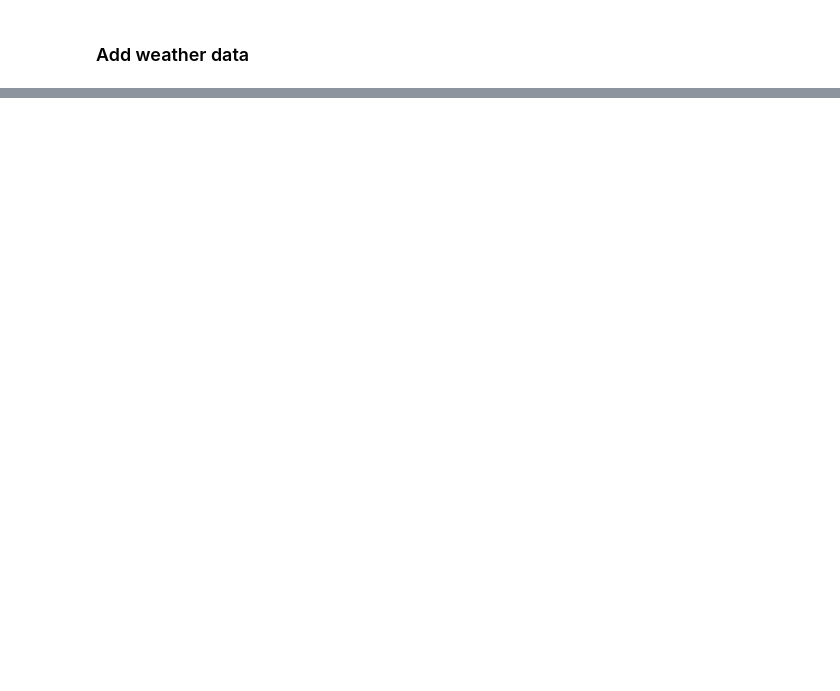
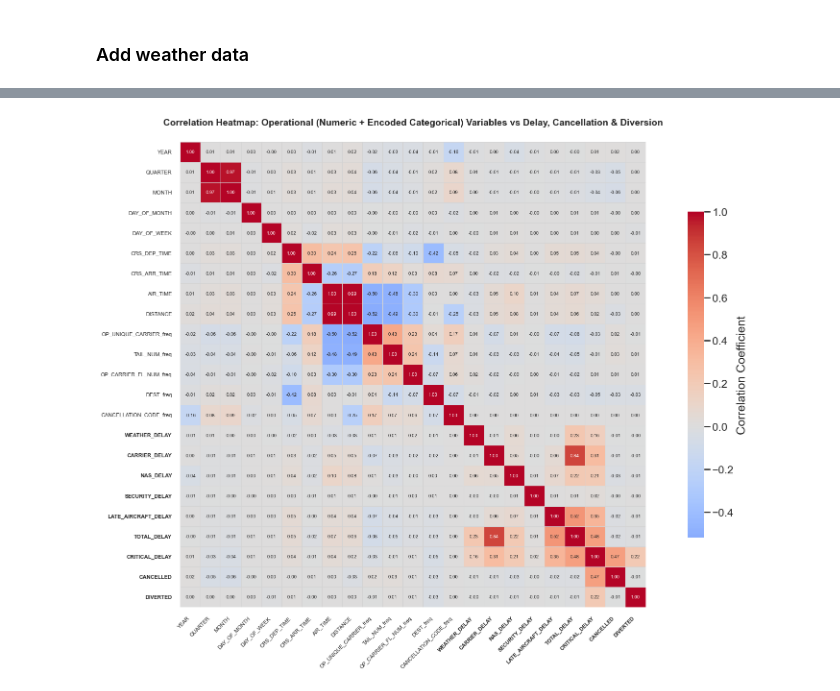
Before and after one commit to DrSiGni/Imperial_BA_Capstone, a Jupyter notebook: Capstone_main.ipynb, the cells around one changed output, grey strips where cells are left out. Saved outputs shown, nothing was run; the diff lists cells and outputs as text; code cells hidden in the pictures; blank space fills up the shorter version.

```diff
--- a/Capstone_main.ipynb
+++ b/Capstone_main.ipynb
@@ -1097,0 +1198,82 @@ print(" flights_with_weather.csv updated successfully")
+# %%
+# Set consistent style
+sns.set(style="white", context="talk")
+
+# Copy dataset
+df_oper = df.copy()
+
+# --- Define variables ---
+numeric_oper_vars = [
+    'YEAR', 'QUARTER', 'MONTH', 'DAY_OF_MONTH', 'DAY_OF_WEEK',
+    'CRS_DEP_TIME', 'CRS_ARR_TIME', 'AIR_TIME', 'DISTANCE',
+    'DEP_HOUR', 'ARR_HOUR', 'ORIGIN_LAT', 'ORIGIN_LON',
+    'DEST_LAT', 'DEST_LON'
+]
+
+categorical_oper_vars = [
+    'OP_UNIQUE_CARRIER', 'TAIL_NUM', 'OP_CARRIER_FL_NUM',
+    'ORIGIN', 'DEST', 'CANCELLATION_CODE'
+]
+
+target_vars = [
+    'WEATHER_DELAY', 'CARRIER_DELAY', 'NAS_DELAY', 'SECURITY_DELAY',
+    'LATE_AIRCRAFT_DELAY', 'TOTAL_DELAY', 'CRITICAL_DELAY',
+    'CANCELLED', 'DIVERTED'
+]
+
+# --- Frequency encode categorical variables ---
+for col in categorical_oper_vars:
+    if col in df_oper.columns:
+        freq_map = df_oper[col].value_counts(normalize=True)
+        df_oper[col + '_freq'] = df_oper[col].map(freq_map)
+
+encoded_cats = [c + '_freq' for c in categorical_oper_vars if c + '_freq' in df_oper.columns]
+corr_cols = [c for c in (numeric_oper_vars + encoded_cats + target_vars) if c in df_oper.columns]
+
+# --- Drop constant columns ---
+const_cols = [col for col in corr_cols if df_oper[col].nunique() <= 1]
+if const_cols:
+    corr_cols = [c for c in corr_cols if c not in const_cols]
+
+# --- Correlation matrix ---
+corr_matrix = df_oper[corr_cols].corr().fillna(0)
+
+# --- Plot ---
+plt.figure(figsize=(18, 12))
+ax = sns.heatmap(
+    corr_matrix,
+    annot=True,
+    fmt=".2f",
+    cmap="coolwarm",
+    center=0,
+    linewidths=0.4,
+    linecolor="lightgrey",
+    cbar_kws={'shrink': 0.7, 'label': 'Correlation Coefficient'},
+    annot_kws={'size': 7},
+    square=True
+)
+
+# --- Style labels ---
+for label in ax.get_xticklabels():
+    label.set_fontsize(8)
+    label.set_rotation(45)
+    label.set_ha('right')
+    if label.get_text() in target_vars:
+        label.set_fontweight('bold')
+
+for label in ax.get_yticklabels():
+    label.set_fontsize(8)
+    label.set_rotation(0)
+    if label.get_text() in target_vars:
+        label.set_fontweight('bold')
+
+# --- Title ---
+plt.title(
+    'Correlation Heatmap: Operational (Numeric + Encoded Categorical) Variables vs Delay, Cancellation & Diversion',
+    fontsize=14,
+    pad=25,
+    weight='bold'
+)
+plt.tight_layout()
+# %% [output]
+[figure, added]
```
Also changed, not shown: parts of 26 cells of this notebook, 4 other files.
